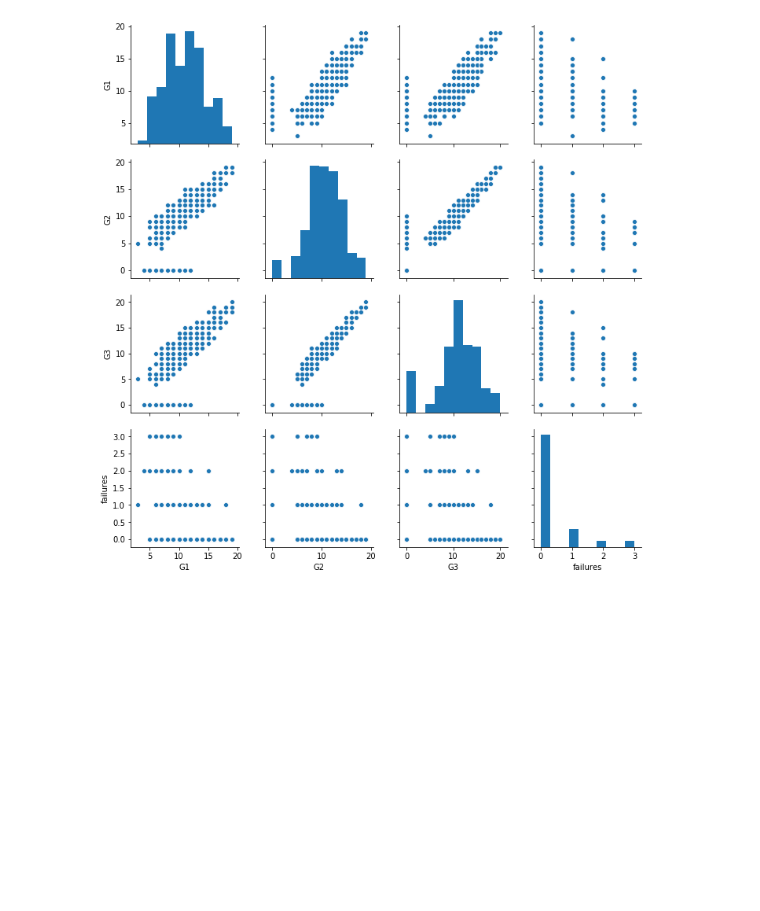
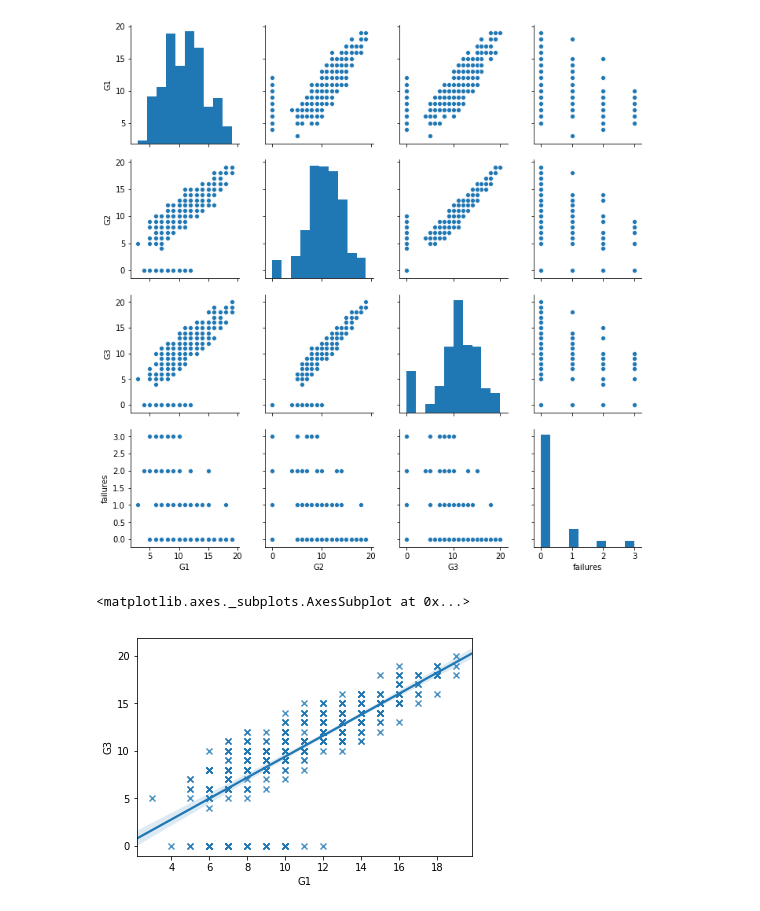
Before and after one commit to dskaustubh/Score-Predictor, a Jupyter notebook: EDA.ipynb, the cells around one changed output. Cells and saved outputs as stored; diff of their text form; code cells hidden in the pictures; blank space fills up the shorter version.

```diff
--- a/EDA.ipynb
+++ b/EDA.ipynb
@@ -102,3 +102,8 @@ sns.pairplot(data)
 # %% [output]
 <seaborn.axisgrid.PairGrid at 0x...>
 [figure]
+# %%
+sns.regplot(x=data["G1"],y=data["G3"],marker="x")
+# %% [output]
+<matplotlib.axes._subplots.AxesSubplot at 0x...>
+[figure, added]
```
Also changed, not shown: parts of 2 cells of this notebook.
